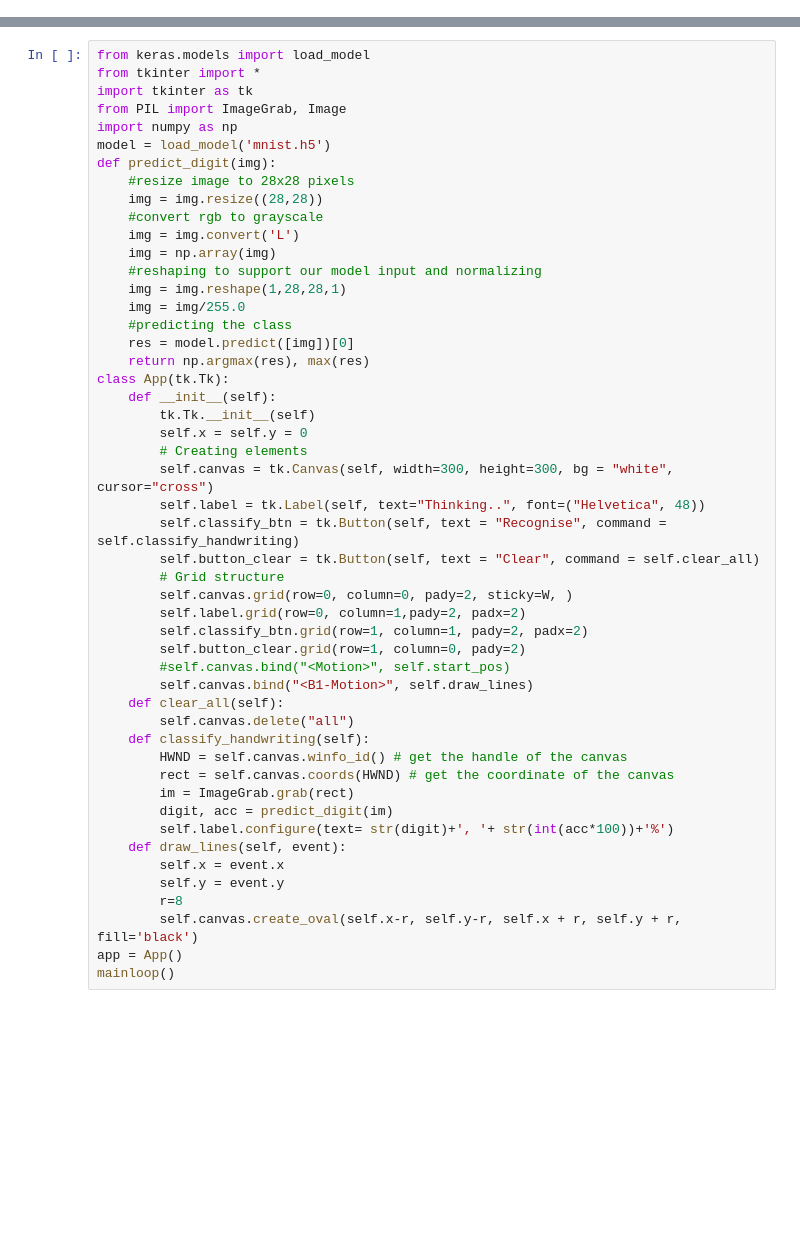
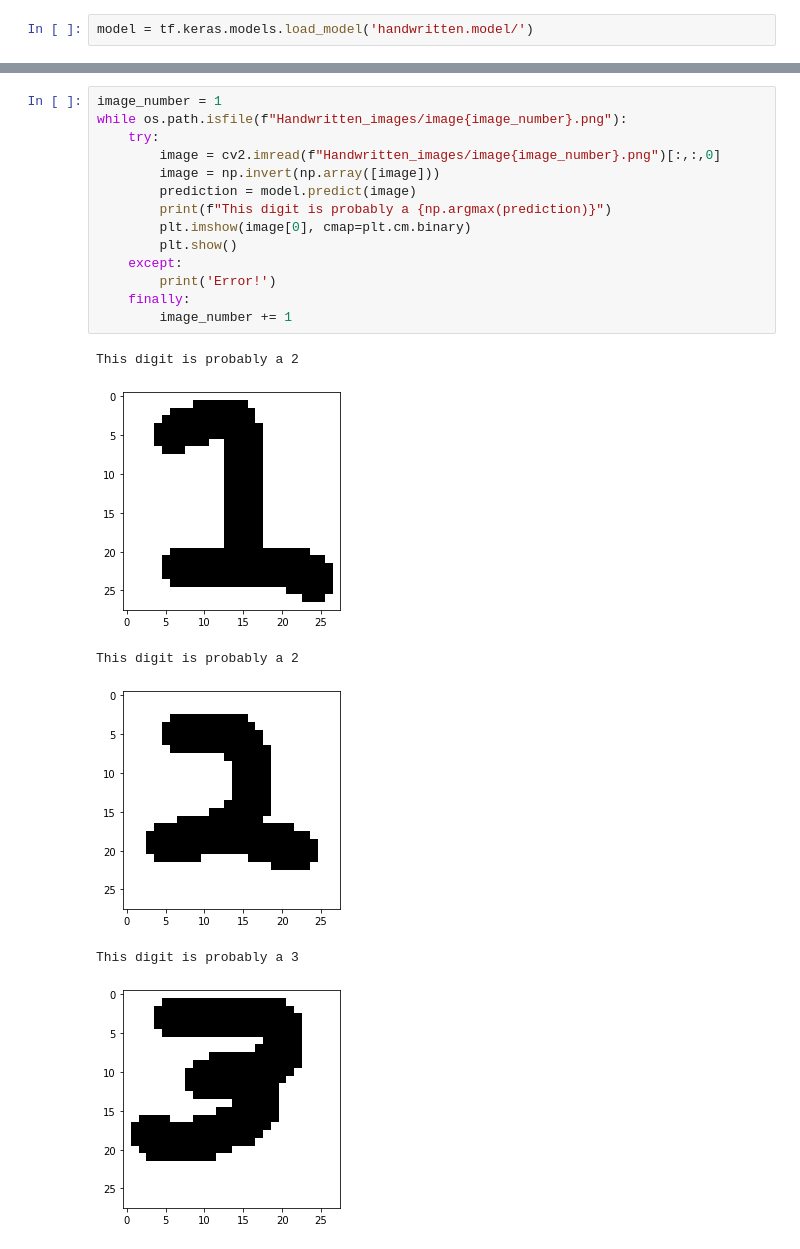
Before and after one commit to Pranaybot/2nd_personal_project, a Jupyter notebook: Handwritten_recognition.ipynb, the cells around one changed output, grey strips where cells are left out. Saved outputs shown, nothing was run; the diff lists cells and outputs as text; blank space fills up the shorter version.

```diff
--- a/Handwritten_recognition.ipynb
+++ b/Handwritten_recognition.ipynb
@@ -68 +48,3 @@ Saving the model as mnist.h5
+# %%
+model = tf.keras.models.load_model('handwritten.model/')
 # %%
@@ -75,50 +58,21 @@ Test accuracy: 0.7793999910354614
-# %%
-from keras.models import load_model
-from tkinter import *
-import tkinter as tk
-from PIL import ImageGrab, Image
-import numpy as np
-model = load_model('mnist.h5')
-def predict_digit(img):
-    #resize image to 28x28 pixels
-    img = img.resize((28,28))
-    #convert rgb to grayscale
-    img = img.convert('L')
-    img = np.array(img)
-    #reshaping to support our model input and normalizing
-    img = img.reshape(1,28,28,1)
-    img = img/255.0
-    #predicting the class
-    res = model.predict([img])[0]
-    return np.argmax(res), max(res)
-class App(tk.Tk):
-    def __init__(self):
-        tk.Tk.__init__(self)
-        self.x = self.y = 0
-        # Creating elements
-        self.canvas = tk.Canvas(self, width=300, height=300, bg = "white", cursor="cross")
-        self.label = tk.Label(self, text="Thinking..", font=("Helvetica", 48))
-        self.classify_btn = tk.Button(self, text = "Recognise", command =         self.classify_handwriting)
-        self.button_clear = tk.Button(self, text = "Clear", command = self.clear_all)
-        # Grid structure
-        self.canvas.grid(row=0, column=0, pady=2, sticky=W, )
-        self.label.grid(row=0, column=1,pady=2, padx=2)
-        self.classify_btn.grid(row=1, column=1, pady=2, padx=2)
-        self.button_clear.grid(row=1, column=0, pady=2)
-        #self.canvas.bind("<Motion>", self.start_pos)
-        self.canvas.bind("<B1-Motion>", self.draw_lines)
-    def clear_all(self):
-        self.canvas.delete("all")
-    def classify_handwriting(self):
-        HWND = self.canvas.winfo_id() # get the handle of the canvas
-        rect = self.canvas.coords(HWND) # get the coordinate of the canvas
-        im = ImageGrab.grab(rect)
-        digit, acc = predict_digit(im)
-        self.label.configure(text= str(digit)+', '+ str(int(acc*100))+'%')
-    def draw_lines(self, event):
-        self.x = event.x
-        self.y = event.y
-        r=8
-        self.canvas.create_oval(self.x-r, self.y-r, self.x + r, self.y + r, fill='black')
-app = App()
-mainloop()
+# %%
+image_number = 1
+while os.path.isfile(f"Handwritten_images/image{image_number}.png"):
+    try:
+        image = cv2.imread(f"Handwritten_images/image{image_number}.png")[:,:,0]
+        image = np.invert(np.array([image]))
+        prediction = model.predict(image)
+        print(f"This digit is probably a {np.argmax(prediction)}")
+        plt.imshow(image[0], cmap=plt.cm.binary)
+        plt.show()
+    except:
+        print('Error!')
+    finally:
+        image_number += 1
+# %% [output]
+This digit is probably a 2
+[figure, added]
+This digit is probably a 2
+[figure, added]
+This digit is probably a 3
+[figure, added]
```
Also changed, not shown: parts of 12 cells of this notebook.
